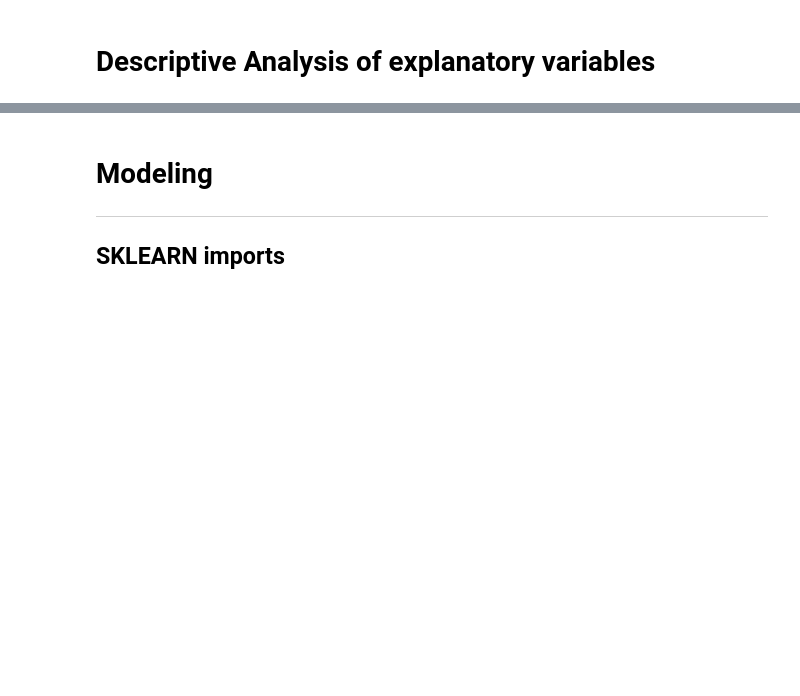
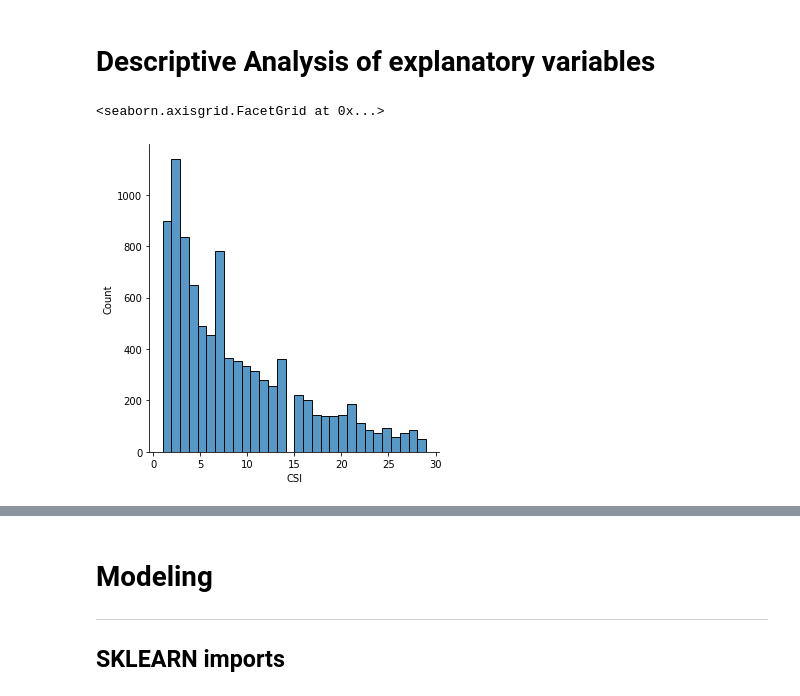
Before and after one commit to moulikatou/Ter_securite_Alimentaire_Miashs, a Jupyter notebook: rCSI_prediction.ipynb, the cells around one changed output, grey strips where cells are left out. Drawn from its saved outputs; the diff is of its cells as text; code cells hidden in the pictures; blank space fills up the shorter version.

Commit message:
Some plots added, and preparing data for classification

```diff
--- a/rCSI_prediction.ipynb
+++ b/rCSI_prediction.ipynb
@@ -176,3 +174,14 @@ COLUMNS : ['PROV', 'COM', 'VIL', 'MEN', 'ANNEE', 'CSI', 'Sonagess_01mais-(t-0)',
 24967 rows × 54 columns
 # %% [markdown]
 # Descriptive Analysis of explanatory variables
+# %%
+mask = df.CSI != 0
+plot_df = df[mask]
+
+mask = df.CSI < 30
+plot_df = plot_df[mask]
+
+sns.displot(x="CSI", data=plot_df)
+# %% [output]
+<seaborn.axisgrid.FacetGrid at 0x...>
+[figure, added]
```
Also changed, not shown: parts of 12 cells of this notebook.
